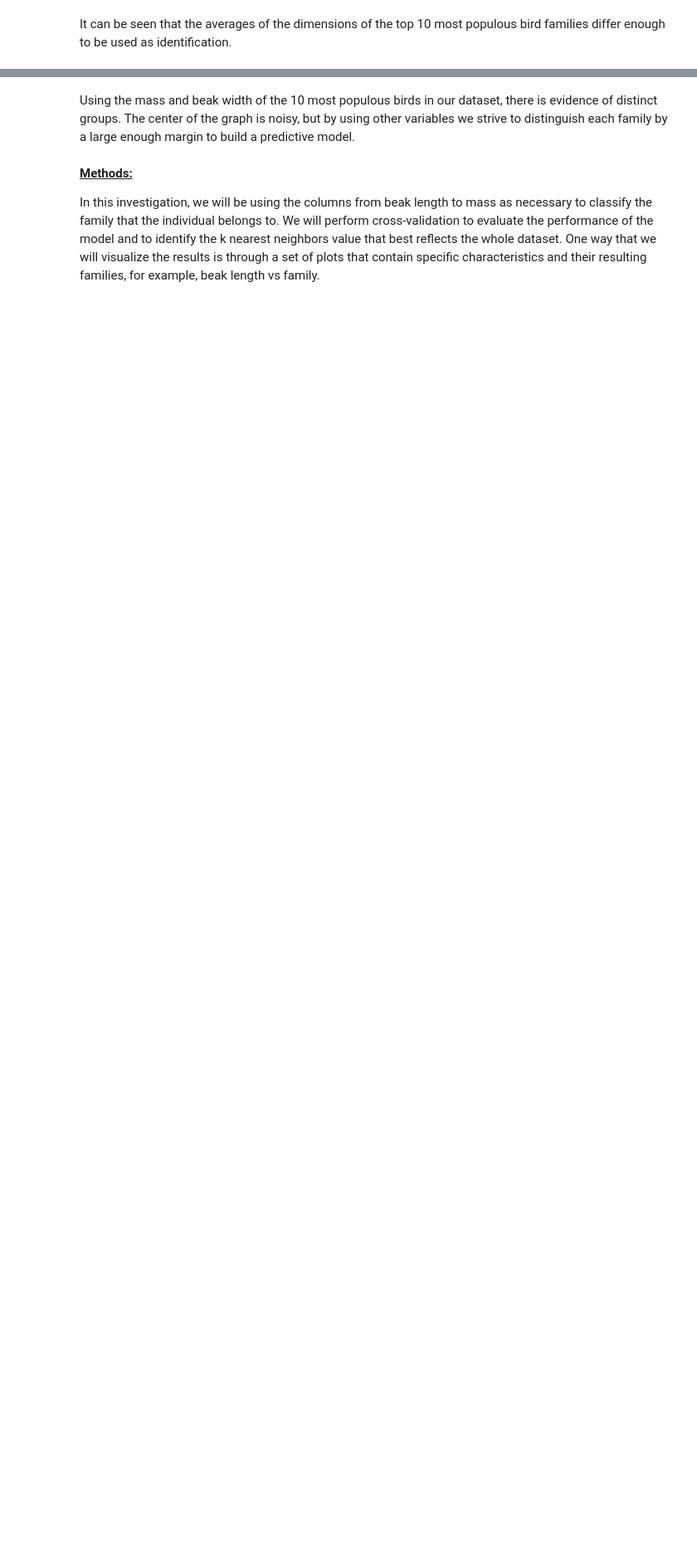
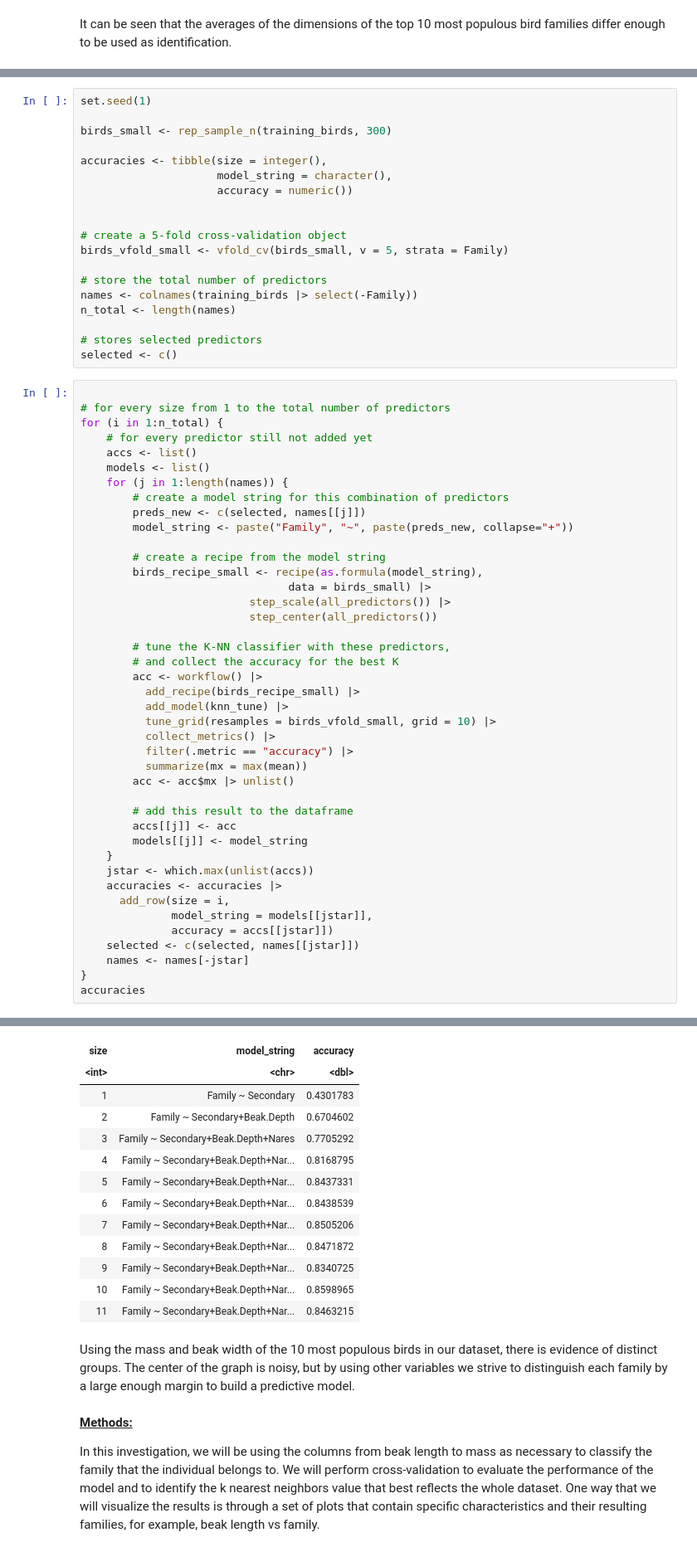
Before and after one commit to danizenarosa/Model-for-Avian-Taxonomical-Family-Prediction, a Jupyter notebook: Birds Analysis.ipynb, the cells around one changed output, grey strips where cells are left out. Shown at 83% size. Cells and saved outputs as stored; diff of their text form; blank space fills up the shorter version.

```diff
--- a/Birds Analysis.ipynb
+++ b/Birds Analysis.ipynb
@@ -102,0 +192,62 @@ bird_beak_mass_plot
+# %%
+set.seed(1)
+
+birds_small <- rep_sample_n(training_birds, 300)
+
+accuracies <- tibble(size = integer(),
+                     model_string = character(),
+                     accuracy = numeric())
+
+
+# create a 5-fold cross-validation object
+birds_vfold_small <- vfold_cv(birds_small, v = 5, strata = Family)
+
+# store the total number of predictors
+names <- colnames(training_birds |> select(-Family))
+n_total <- length(names)
+
+# stores selected predictors
+selected <- c()
+# %%
+
+# for every size from 1 to the total number of predictors
+for (i in 1:n_total) {
+    # for every predictor still not added yet
+    accs <- list()
+    models <- list()
+    for (j in 1:length(names)) {
+        # create a model string for this combination of predictors
+        preds_new <- c(selected, names[[j]])
+        model_string <- paste("Family", "~", paste(preds_new, collapse="+"))
+
+        # create a recipe from the model string
+        birds_recipe_small <- recipe(as.formula(model_string),
+                                data = birds_small) |>
+                          step_scale(all_predictors()) |>
+                          step_center(all_predictors())
+
+        # tune the K-NN classifier with these predictors,
+        # and collect the accuracy for the best K
+        acc <- workflow() |>
+          add_recipe(birds_recipe_small) |>
+          add_model(knn_tune) |>
+          tune_grid(resamples = birds_vfold_small, grid = 10) |>
+          collect_metrics() |>
+          filter(.metric == "accuracy") |>
+          summarize(mx = max(mean))
+        acc <- acc$mx |> unlist()
+
+        # add this result to the dataframe
+        accs[[j]] <- acc
+        models[[j]] <- model_string
+    }
+    jstar <- which.max(unlist(accs))
+    accuracies <- accuracies |>
+      add_row(size = i,
+              model_string = models[[jstar]],
+              accuracy = accs[[jstar]])
+    selected <- c(selected, names[[jstar]])
+    names <- names[-jstar]
+}
+accuracies
+# %% [output]
@@ -103,3 +255,16 @@ bird_beak_mass_plot
+| size | model_string | accuracy |
+| <int> | <chr> | <dbl> |
+| 1 | Family ~ Secondary | 0.4301783 |
+| 2 | Family ~ Secondary+Beak.Depth | 0.6704602 |
+| 3 | Family ~ Secondary+Beak.Depth+Nares | 0.7705292 |
+| 4 | Family ~ Secondary+Beak.Depth+Nar... | 0.8168795 |
+| 5 | Family ~ Secondary+Beak.Depth+Nar... | 0.8437331 |
+| 6 | Family ~ Secondary+Beak.Depth+Nar... | 0.8438539 |
+| 7 | Family ~ Secondary+Beak.Depth+Nar... | 0.8505206 |
+| 8 | Family ~ Secondary+Beak.Depth+Nar... | 0.8471872 |
+| 9 | Family ~ Secondary+Beak.Depth+Nar... | 0.8340725 |
+| 10 | Family ~ Secondary+Beak.Depth+Nar... | 0.8598965 |
+| 11 | Family ~ Secondary+Beak.Depth+Nar... | 0.8463215 |
 # %% [markdown]
 Using the mass and beak width of the 10 most populous birds in our dataset, there is evidence of distinct groups. The center of the graph is noisy, but by using other variables we strive to distinguish each family by a large enough margin to build a predictive model.
 # %% [markdown]
```
Also changed, not shown: parts of 7 cells of this notebook.
